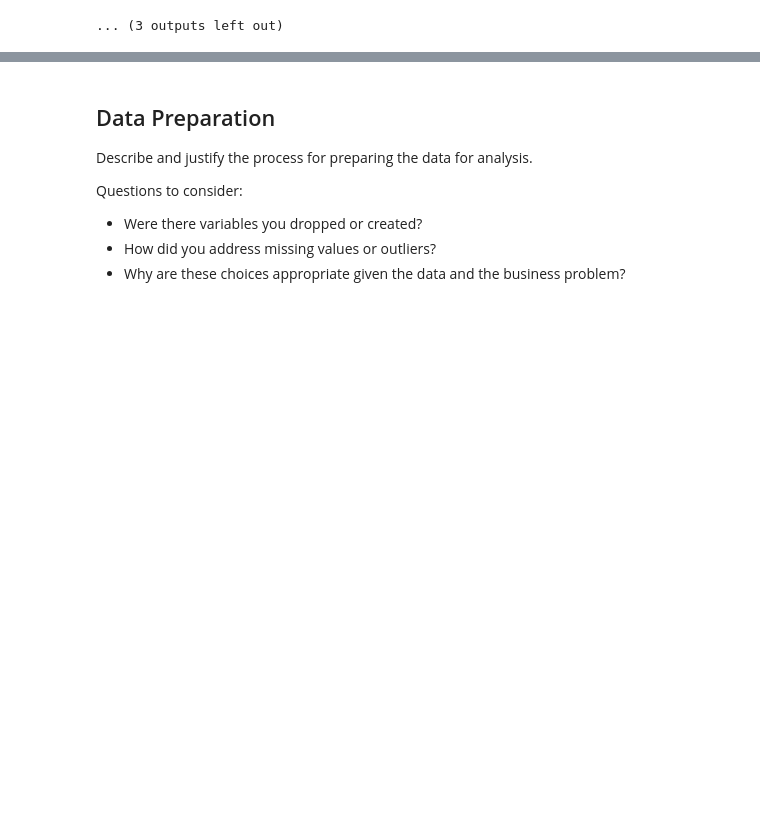
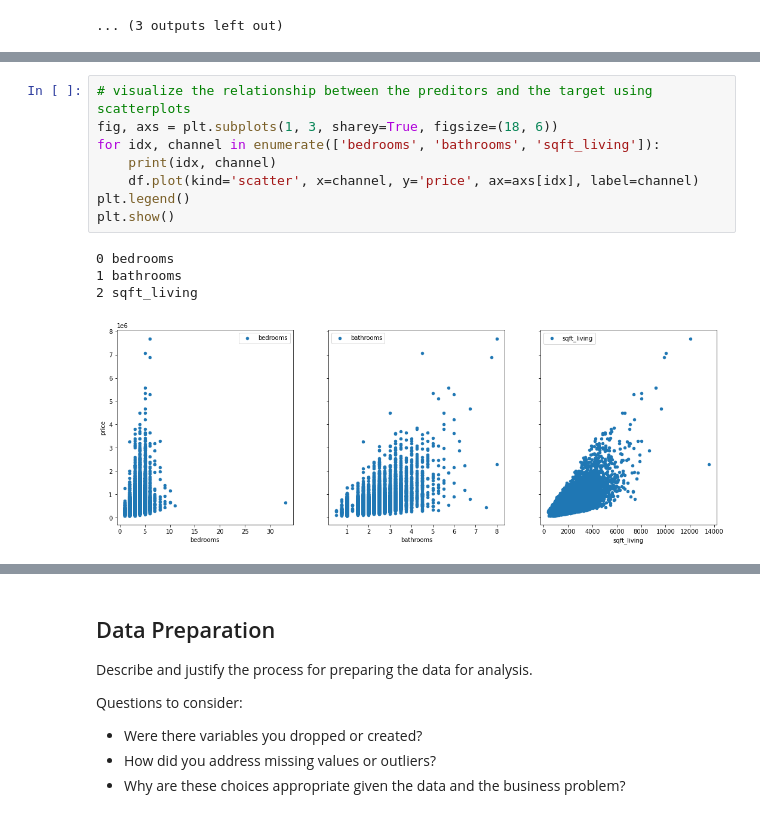
Before and after one commit to Shoemaker703/home_sales_analysis_project, a Jupyter notebook: notebooks/Alex M/Project2AlexM.ipynb, the cells around one changed output, grey strips where cells are left out. Cells and saved outputs as stored; diff of their text form; blank space fills up the shorter version.

```diff
--- a/notebooks/Alex M/Project2AlexM.ipynb
+++ b/notebooks/Alex M/Project2AlexM.ipynb
@@ -208,0 +229,13 @@ for column in df:
+# %%
+# visualize the relationship between the preditors and the target using scatterplots
+fig, axs = plt.subplots(1, 3, sharey=True, figsize=(18, 6))
+for idx, channel in enumerate(['bedrooms', 'bathrooms', 'sqft_living']):
+    print(idx, channel)
+    df.plot(kind='scatter', x=channel, y='price', ax=axs[idx], label=channel)
+plt.legend()
+plt.show()
+# %% [output]
+0 bedrooms
+1 bathrooms
+2 sqft_living
+[figure, added]
```
Also changed, not shown: parts of 4 cells of this notebook.
